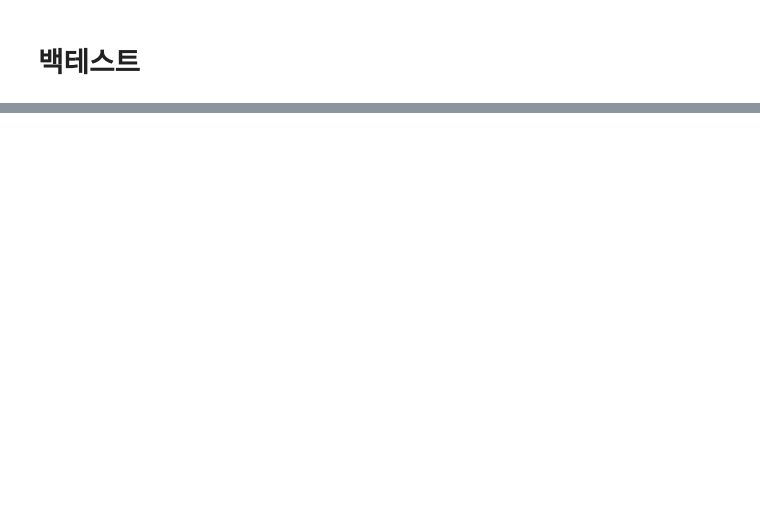
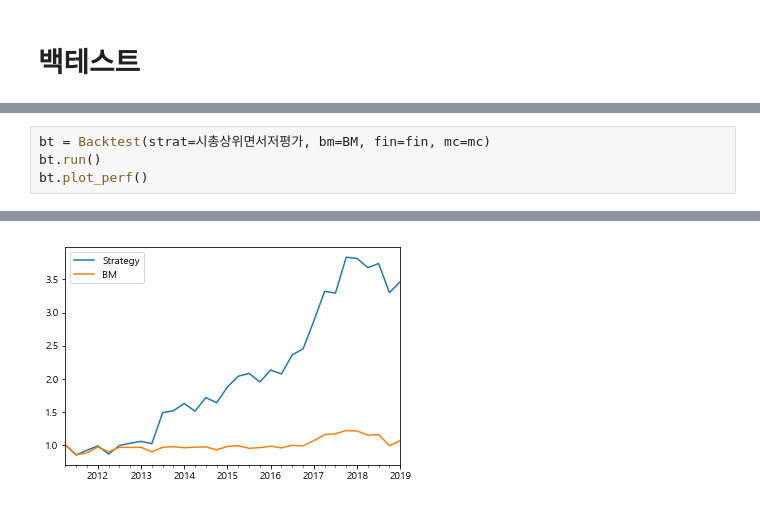
Before and after one commit to gem763/qit, a Jupyter notebook: backtester.ipynb, the cells around one changed output, grey strips where cells are left out. Drawn from its saved outputs; the diff is of its cells as text; blank space fills up the shorter version.

```diff
--- a/backtester.ipynb
+++ b/backtester.ipynb
@@ -98,0 +179,5 @@ dtype: float64
+# %%
+bt = Backtest(strat=시총상위면서저평가, bm=BM, fin=fin, mc=mc)
+bt.run()
+bt.plot_perf()
+# %% [output]
@@ -98,0 +185 @@ dtype: float64
+[figure, added]
```
Also changed, not shown: parts of 17 cells of this notebook.
